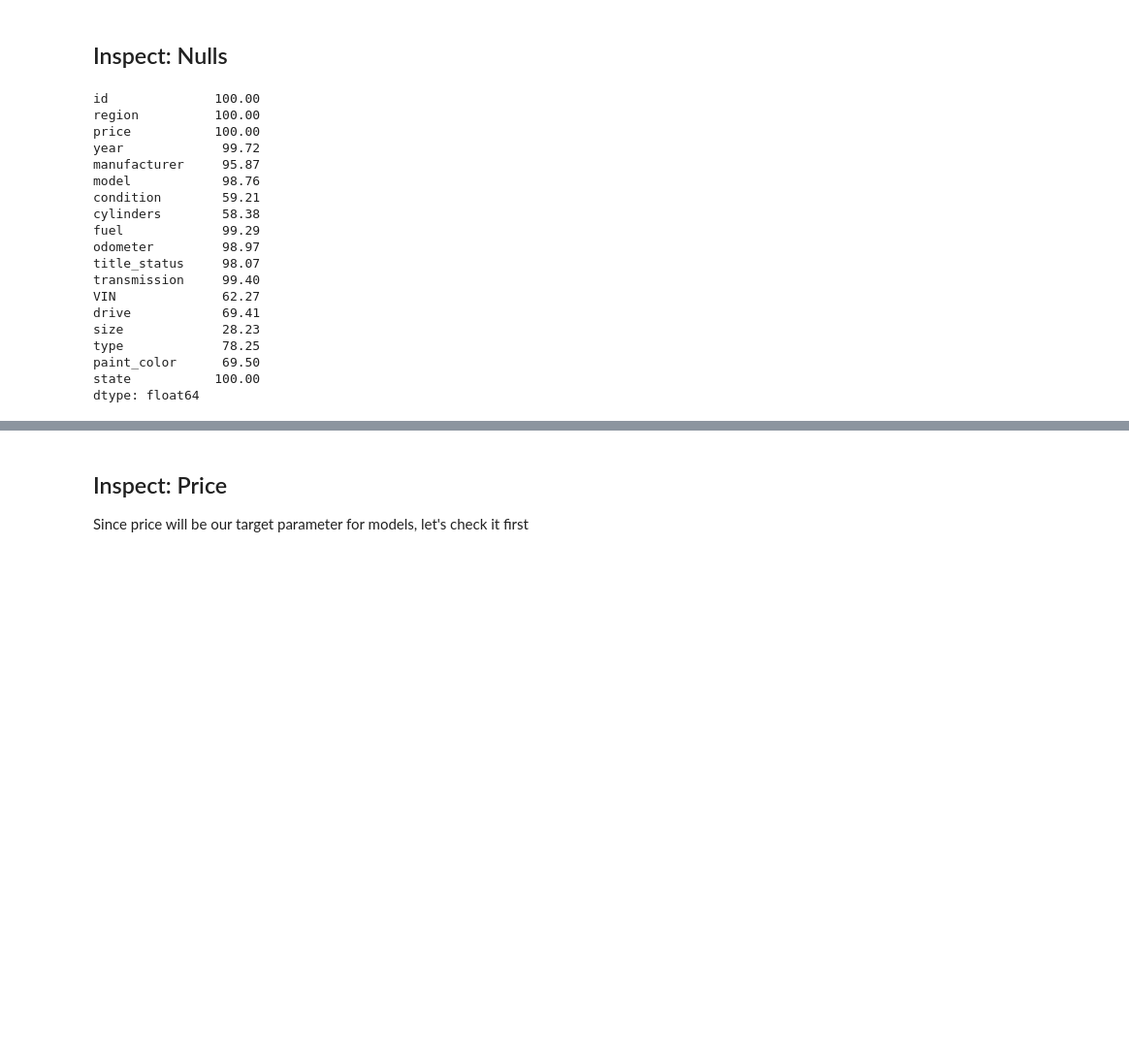
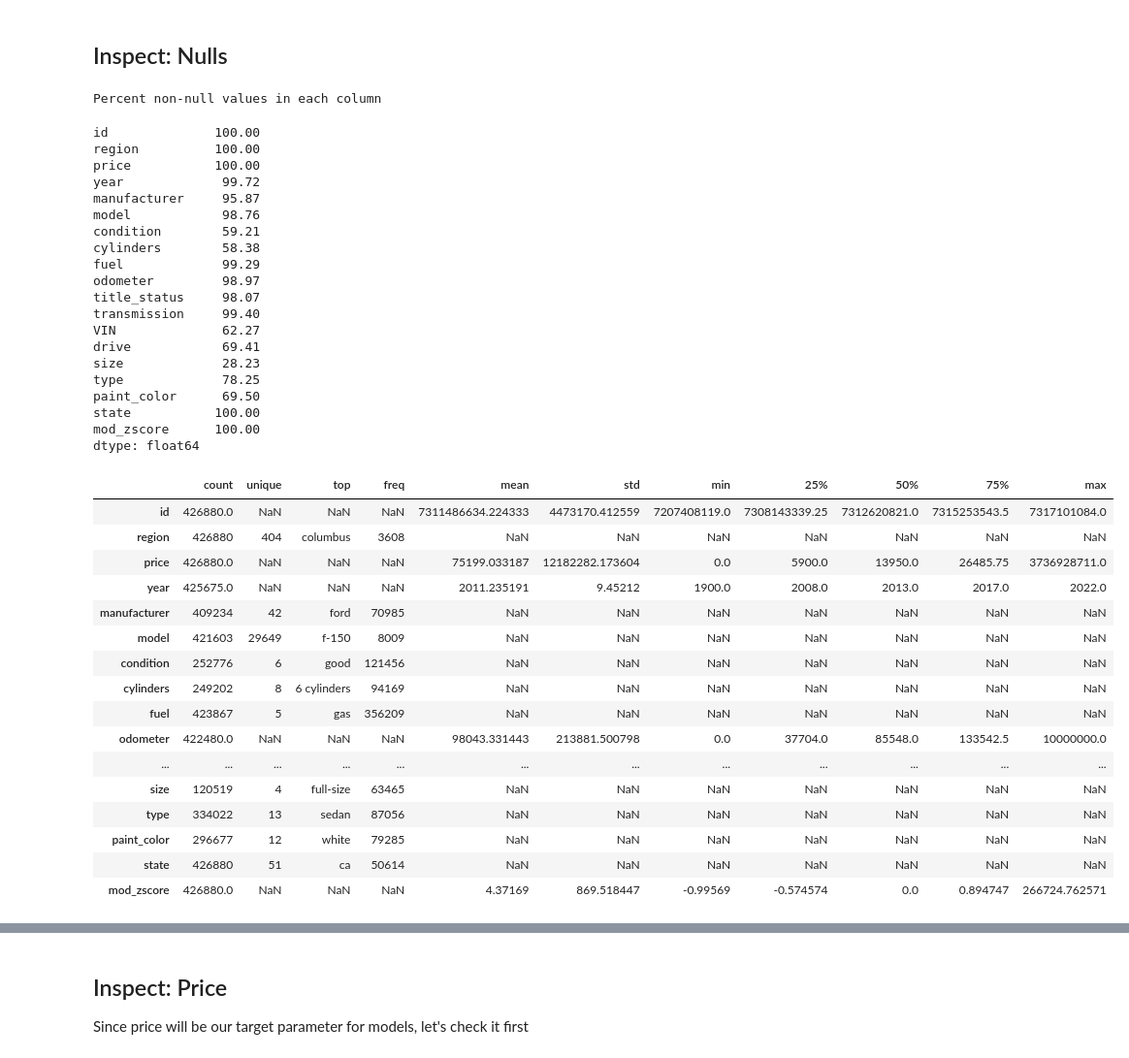
Before and after one commit to fazeelgm/UCB_ML_AI_PracticalApp_II, a Jupyter notebook: DataInvestigation.ipynb, the cells around one changed output, grey strips where cells are left out. Shown at 97% size. Saved outputs shown, nothing was run; the diff lists cells and outputs as text; code cells hidden in the pictures; blank space fills up the shorter version.

```diff
--- a/DataInvestigation.ipynb
+++ b/DataInvestigation.ipynb
@@ -38,27 +141,50 @@ memory usage: 58.6+ MB
 # %% [markdown]
 ## Inspect: Nulls
 # %%
+print('Percent non-null values in each column')
 vehicles_raw.isnull().sum().transform(lambda x: (1 - (x / vehicles_raw.shape[0])) * 100).round(2)
 # %% [output]
-id              100.00
-region          100.00
-price           100.00
-year             99.72
-manufacturer     95.87
-model            98.76
-condition        59.21
-cylinders        58.38
-fuel             99.29
-odometer         98.97
-title_status     98.07
-transmission     99.40
-VIN              62.27
-drive            69.41
-size             28.23
-type             78.25
-paint_color      69.50
-state           100.00
-dtype: float64
+Percent non-null values in each column
+id              100.00
+region          100.00
+price           100.00
+year             99.72
+manufacturer     95.87
+model            98.76
+condition        59.21
+cylinders        58.38
+fuel             99.29
+odometer         98.97
+title_status     98.07
+transmission     99.40
+VIN              62.27
+drive            69.41
+size             28.23
+type             78.25
+paint_color      69.50
+state           100.00
+mod_zscore      100.00
+dtype: float64
+# %%
+vehicles_raw.describe(include='all').T
+# %% [output]
+|  | count | unique | top | freq | mean | std | min | 25% | 50% | 75% | max |
+| id | 426880.0 | NaN | NaN | NaN | 7311486634.224333 | 4473170.412559 | 7207408119.0 | 7308143339.25 | 7312620821.0 | 7315253543.5 | 7317101084.0 |
+| region | 426880 | 404 | columbus | 3608 | NaN | NaN | NaN | NaN | NaN | NaN | NaN |
+| price | 426880.0 | NaN | NaN | NaN | 75199.033187 | 12182282.173604 | 0.0 | 5900.0 | 13950.0 | 26485.75 | 3736928711.0 |
+| year | 425675.0 | NaN | NaN | NaN | 2011.235191 | 9.45212 | 1900.0 | 2008.0 | 2013.0 | 2017.0 | 2022.0 |
+| manufacturer | 409234 | 42 | ford | 70985 | NaN | NaN | NaN | NaN | NaN | NaN | NaN |
+| model | 421603 | 29649 | f-150 | 8009 | NaN | NaN | NaN | NaN | NaN | NaN | NaN |
+| condition | 252776 | 6 | good | 121456 | NaN | NaN | NaN | NaN | NaN | NaN | NaN |
+| cylinders | 249202 | 8 | 6 cylinders | 94169 | NaN | NaN | NaN | NaN | NaN | NaN | NaN |
+| fuel | 423867 | 5 | gas | 356209 | NaN | NaN | NaN | NaN | NaN | NaN | NaN |
+| odometer | 422480.0 | NaN | NaN | NaN | 98043.331443 | 213881.500798 | 0.0 | 37704.0 | 85548.0 | 133542.5 | 10000000.0 |
+| ... | ... | ... | ... | ... | ... | ... | ... | ... | ... | ... | ... |
+| size | 120519 | 4 | full-size | 63465 | NaN | NaN | NaN | NaN | NaN | NaN | NaN |
+| type | 334022 | 13 | sedan | 87056 | NaN | NaN | NaN | NaN | NaN | NaN | NaN |
+| paint_color | 296677 | 12 | white | 79285 | NaN | NaN | NaN | NaN | NaN | NaN | NaN |
+| state | 426880 | 51 | ca | 50614 | NaN | NaN | NaN | NaN | NaN | NaN | NaN |
+| mod_zscore | 426880.0 | NaN | NaN | NaN | 4.37169 | 869.518447 | -0.99569 | -0.574574 | 0.0 | 0.894747 | 266724.762571 |
 # %%
 vehicles_raw.describe().style.format('{:,.2f}')
 # %% [output]
```
Also changed, not shown: parts of 42 cells of this notebook.
